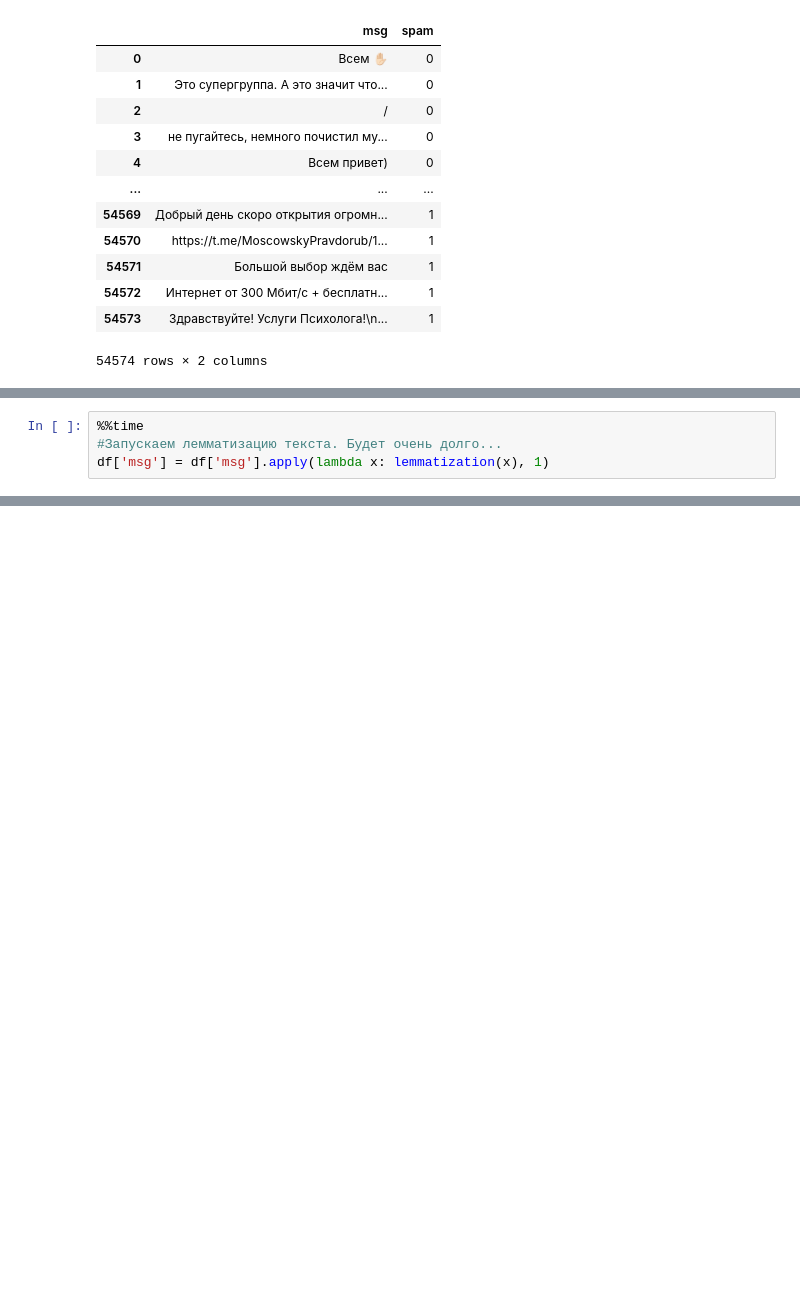
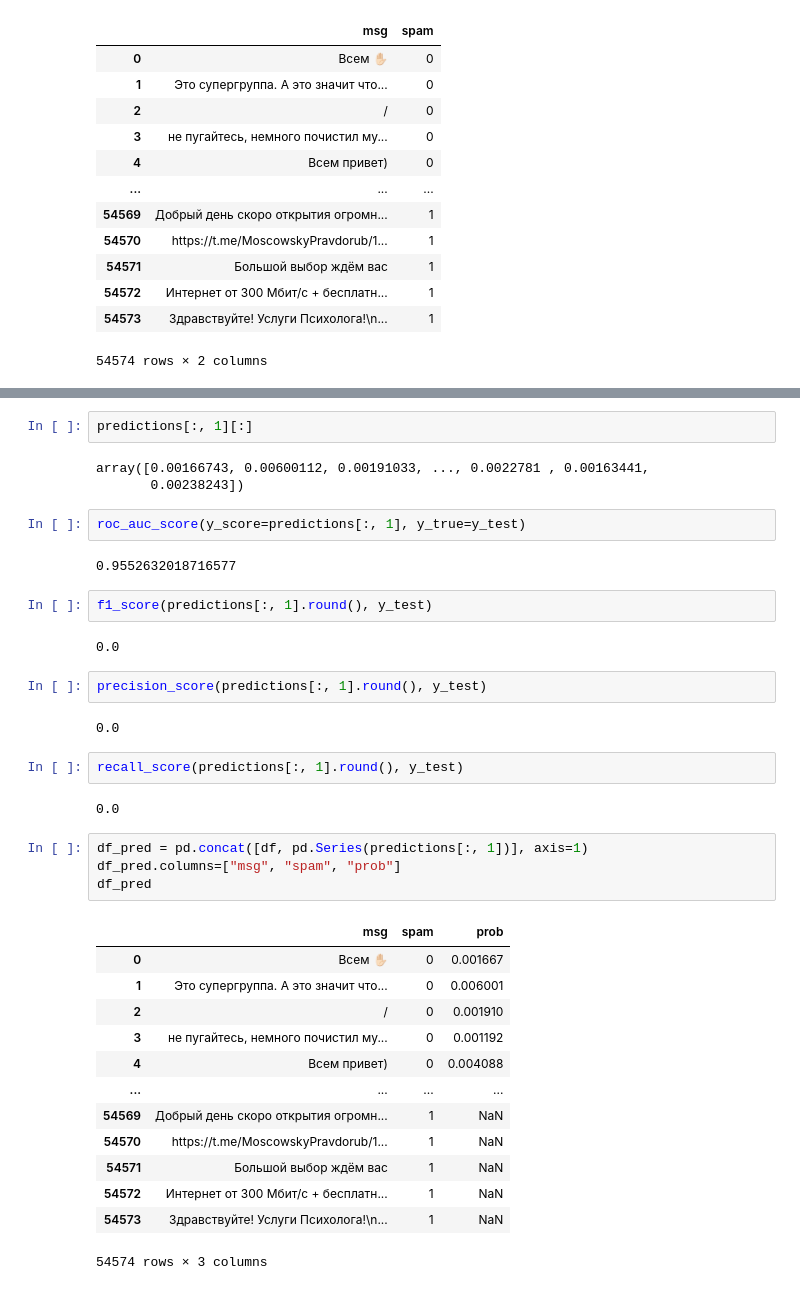
Before and after one commit to AndreiBazhenau/gb, a Jupyter notebook: ml_in_business/final_project.ipynb, the cells around one changed output, grey strips where cells are left out. Drawn from its saved outputs; the diff is of its cells as text; blank space fills up the shorter version.

```diff
--- a/ml_in_business/final_project.ipynb
+++ b/ml_in_business/final_project.ipynb
@@ -453,4 +400,0 @@ Wall time: 1.48 s
-# %%
-%%time
-#Запускаем лемматизацию текста. Будет очень долго...
-df['msg'] = df['msg'].apply(lambda x: lemmatization(x), 1)
@@ -568,0 +517,39 @@ KeyError: 'msg_id'
+# %%
+predictions[:, 1][:]
+# %% [output]
+array([0.00166743, 0.00600112, 0.00191033, ..., 0.0022781 , 0.00163441,
+       0.00238243])
+# %%
+roc_auc_score(y_score=predictions[:, 1], y_true=y_test)
+# %% [output]
+0.9552632018716577
+# %%
+f1_score(predictions[:, 1].round(), y_test)
+# %% [output]
+0.0
+# %%
+precision_score(predictions[:, 1].round(), y_test)
+# %% [output]
+0.0
+# %%
+recall_score(predictions[:, 1].round(), y_test)
+# %% [output]
+0.0
+# %%
+df_pred = pd.concat([df, pd.Series(predictions[:, 1])], axis=1)
+df_pred.columns=["msg", "spam", "prob"]
+df_pred
+# %% [output]
+|  | msg | spam | prob |
+| 0 | Всем ✋🏻 | 0 | 0.001667 |
+| 1 | Это супергруппа. А это значит что... | 0 | 0.006001 |
+| 2 | / | 0 | 0.001910 |
+| 3 | не пугайтесь, немного почистил му... | 0 | 0.001192 |
+| 4 | Всем привет) | 0 | 0.004088 |
+| ... | ... | ... | ... |
+| 54569 | Добрый день скоро открытия огромн... | 1 | NaN |
+| 54570 | https://t.me/MoscowskyPravdorub/1... | 1 | NaN |
+| 54571 | Большой выбор ждём вас | 1 | NaN |
+| 54572 | Интернет от 300 Мбит/с + бесплатн... | 1 | NaN |
+| 54573 | Здравствуйте! Услуги Психолога!\n... | 1 | NaN |
+54574 rows × 3 columns
```
Also changed, not shown: parts of 32 cells of this notebook, 26 other files.
